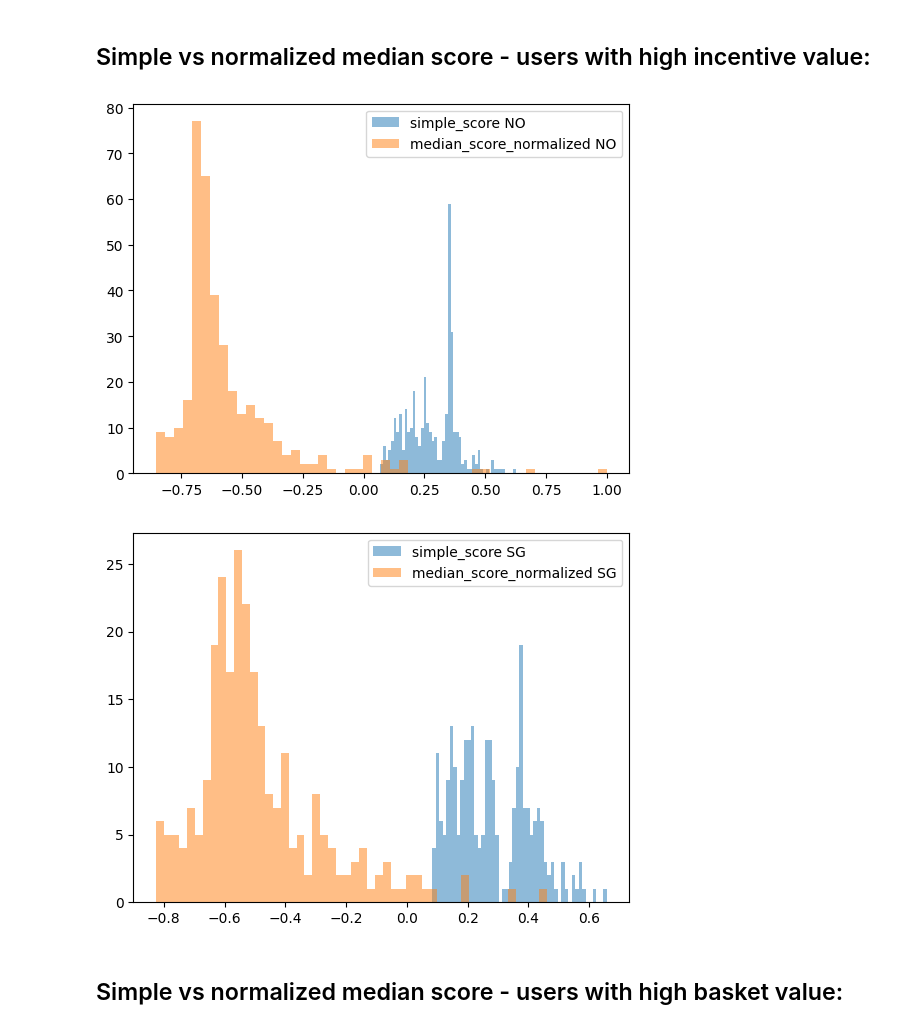
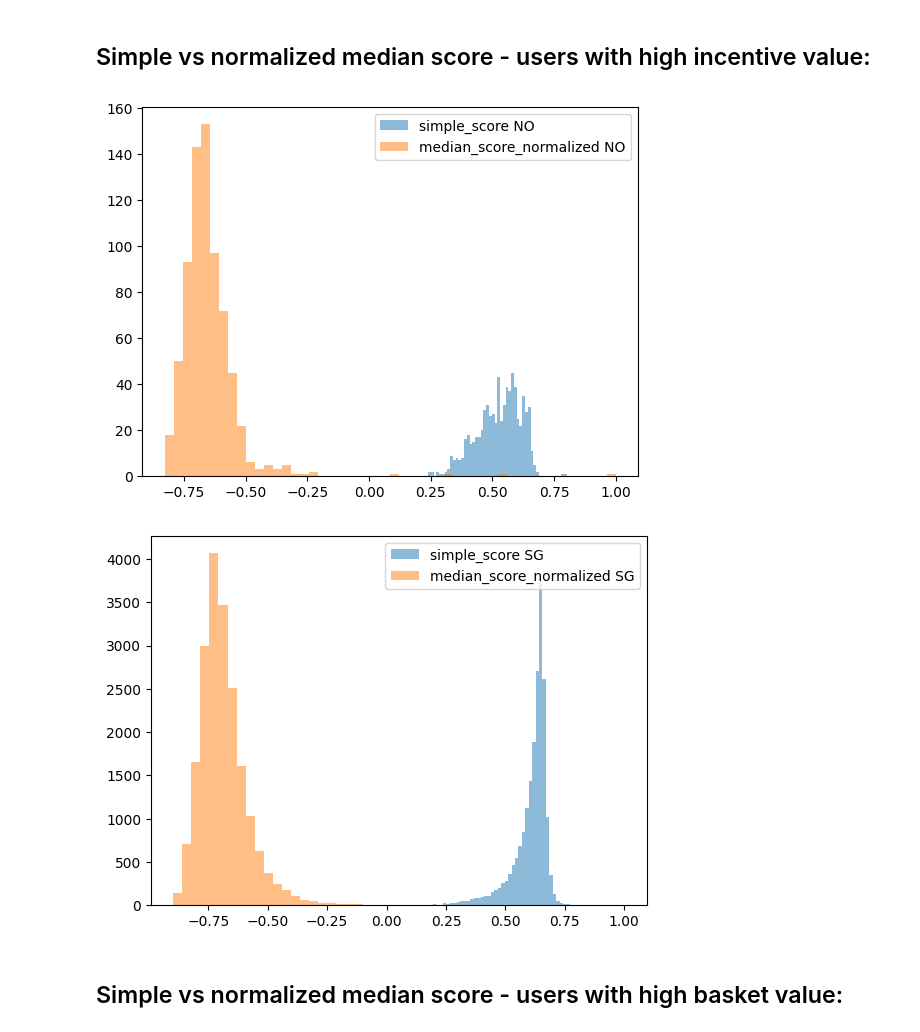
Before and after one commit to AChiaraCapuano/incentives_analysis, a Jupyter notebook: analysis_nb.ipynb, the cells around one changed output. Drawn from its saved outputs; the diff is of its cells as text; code cells hidden in the pictures.

Commit message:
exclude customers with <20 orders

```diff
--- a/analysis_nb.ipynb
+++ b/analysis_nb.ipynb
@@ -58,6 +58,12 @@ df_customer['analytical_customer_id'].nunique()
 df_customer_SG['analytical_customer_id'].nunique()
 # %% [output]
 1099592
+# %%
+df_num_orders = df_customer.groupby('analytical_customer_id')[['order_id']].count().reset_index()
+df_num_orders_SG = df_customer_SG.groupby('analytical_customer_id')[['order_id']].count().reset_index()
+# %%
+df_customer=df_customer.merge(df_num_orders[df_num_orders['order_id']>=20], on='analytical_customer_id')
+df_customer_SG=df_customer_SG.merge(df_num_orders_SG[df_num_orders_SG['order_id']>=20], on='analytical_customer_id')
 # %% [markdown]
 ## Avg share of orders incentivized
 % of incentive and free delivery use distribution
@@ -101,8 +109,8 @@ plt.legend(loc='upper right');
 # %% [markdown]
 ## Avg incentive value per order
 # %%
-df_avg_order = df_customer[df_customer['used_incentive']==1].groupby('analytical_customer_id')['incentive_value'].mean().reset_index()
-df_avg_order_SG = df_customer_SG[df_customer_SG['used_incentive']==1].groupby('analytical_customer_id')['incentive_value'].mean().reset_index()
+df_avg_order = df_customer.groupby('analytical_customer_id')['incentive_value'].mean().reset_index()
+df_avg_order_SG = df_customer_SG.groupby('analytical_customer_id')['incentive_value'].mean().reset_index()
 # %% [markdown]
 Distribution of incentive values:
 # %%
@@ -120,6 +128,6 @@ plt.legend(loc='upper right');
 # %%
-df_avg_basket = df_customer[df_customer['used_incentive']==1].groupby('analytical_customer_id')['basket_value'].mean().reset_index()
-df_avg_basket_SG = df_customer_SG[df_customer_SG['used_incentive']==1].groupby('analytical_customer_id')['basket_value'].mean().reset_index()
+df_avg_basket = df_customer.groupby('analytical_customer_id')['basket_value'].mean().reset_index()
+df_avg_basket_SG = df_customer_SG.groupby('analytical_customer_id')['basket_value'].mean().reset_index()
 # %%
 plt.hist(df_avg_basket[df_avg_basket['basket_value']<150]['basket_value'], bins=50, label="Avg basket value NO");
 plt.legend(loc='upper right');
@@ -234,17 +242,17 @@ plt.legend(loc='upper right');
 # %% [markdown]
 ## Simple vs normalized median score - users with high incentive value:
 # %%
-plt.hist(df_sol[(df_sol['incentive_value']>50) & (df_sol['used_incentive']!=1)]['simple_score'], alpha=0.5, label='simple_score NO', bins=50);
-plt.hist(df_sol[(df_sol['incentive_value']>50) & (df_sol['used_incentive']!=1)]['median_score_normalized'], alpha=0.5, label='median_score_normalized NO', bins=50);
+plt.hist(df_sol[(df_sol['incentive_value']>10)]['simple_score'], alpha=0.5, label='simple_score NO', bins=50);
+plt.hist(df_sol[(df_sol['incentive_value']>10)]['median_score_normalized'], alpha=0.5, label='median_score_normalized NO', bins=50);
 plt.legend(loc='upper right');
 # %% [output]
-[figure, old version]
+[figure, new version]
 # %%
-plt.hist(df_sol_SG[(df_sol_SG['incentive_value']>50) & (df_sol_SG['used_incentive']!=1)]['simple_score'], alpha=0.5, label='simple_score SG', bins=50);
-plt.hist(df_sol_SG[(df_sol_SG['incentive_value']>50) & (df_sol_SG['used_incentive']!=1)]['median_score_normalized'], alpha=0.5, label='median_score_normalized SG', bins=50);
+plt.hist(df_sol_SG[(df_sol_SG['incentive_value']>5)]['simple_score'], alpha=0.5, label='simple_score SG', bins=50);
+plt.hist(df_sol_SG[(df_sol_SG['incentive_value']>5)]['median_score_normalized'], alpha=0.5, label='median_score_normalized SG', bins=50);
 plt.legend(loc='upper right');
 # %% [output]
-[figure, old version]
+[figure, new version]
 # %% [markdown]
 ## Simple vs normalized median score - users with high basket value:
 # %%
```
Also changed, not shown: parts of 25 cells of this notebook.
